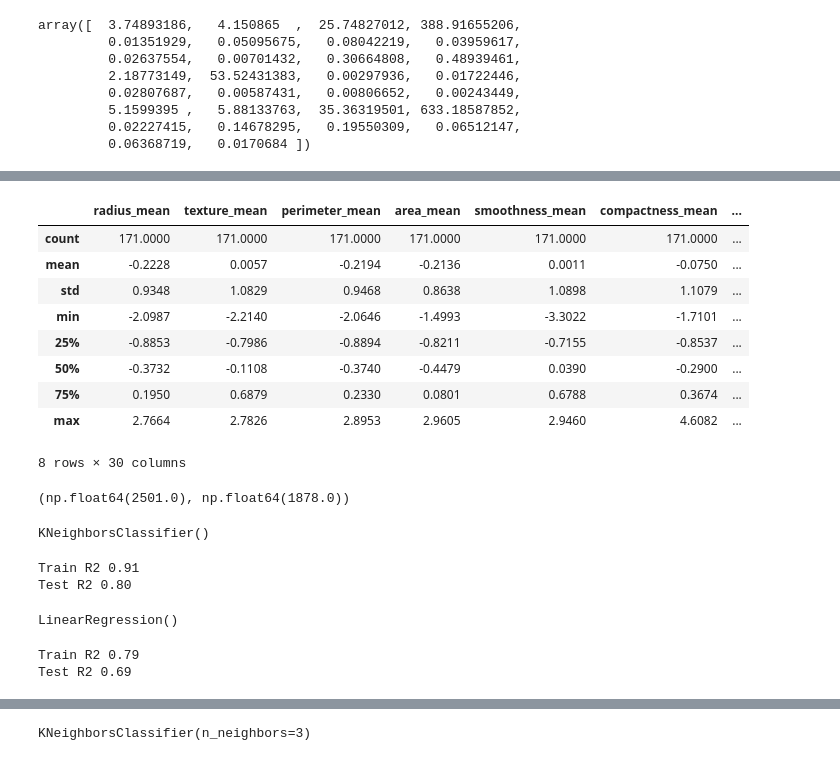
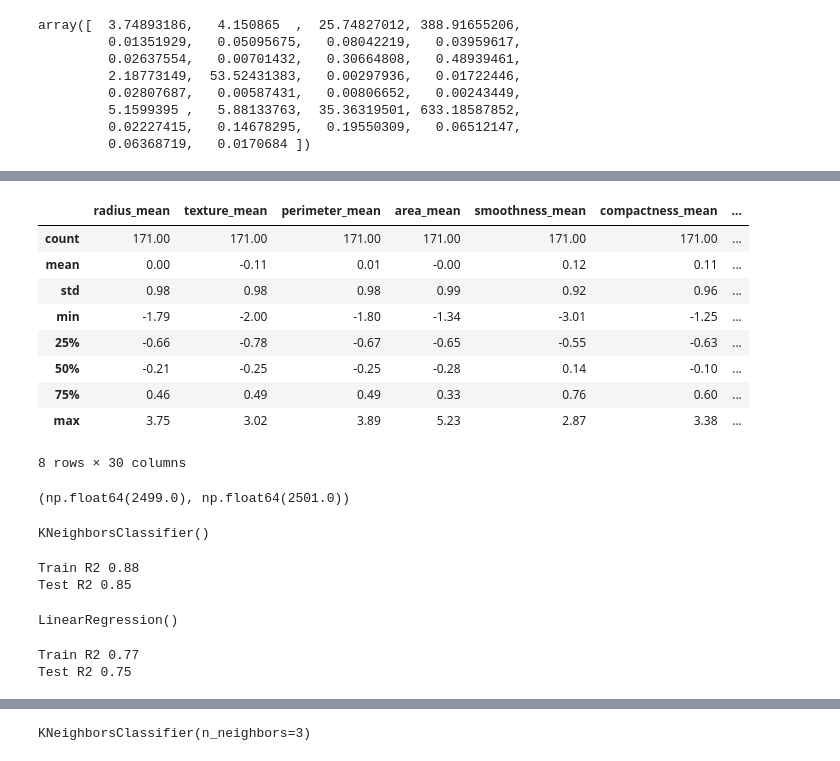
Before and after one commit to Ibolvachevamailu/My_progekt, a Jupyter notebook: EDA.ipynb, the cells around one changed output, grey strips where cells are left out. Saved outputs shown, nothing was run; the diff lists cells and outputs as text; code cells hidden in the pictures.

```diff
--- a/EDA.ipynb
+++ b/EDA.ipynb
@@ -313,7 +312,7 @@ x = df.drop(['diagnosis', 'id', 'Unnamed: 32'], axis=1)#features
 
 
 #разделим датасет на данные для обучения и тестов
-X_train, X_test, y_train, y_test = train_test_split(x, y, test_size=0.3, random_state=42)
+X_train, X_test, y_train, y_test = train_test_split(x, y, test_size=0.3,stratify=y, random_state=42)
 # print(x)
 print(X_train.shape)
 print(X_test.shape)
@@ -348,7 +338,7 @@ sns.histplot(y_train_smote);
 # %%
 from sklearn.preprocessing import StandardScaler
 scaler = StandardScaler()#cтандартизация, нужна для устанения большого разброса данных
-scaler.fit(X_train_smote)
+scaler.fit(X_train)
 # %% [output]
 StandardScaler()
 # %%
@@ -433,5 +423,5 @@ X_train_std
 # %%
-pd.set_option('display.float_format', lambda x: '%0.4f' % x)
+pd.set_option('display.float_format', lambda x: '%0.2f' % x)#настроим отображение 2 знака после запятой
 X_train_std.describe()
 # %% [output]
 |  | radius_mean | texture_mean | perimeter_mean | area_mean | smoothness_mean | compactness_mean | ... |
@@ -446,21 +436,21 @@ X_train_std.describe()
 8 rows × 30 columns
 # %%
-X_test_std = pd.DataFrame(scaler.transform(X_test), columns=X_train_smote.columns)
+X_test_std = pd.DataFrame(scaler.transform(X_test), columns=X_train.columns)#стандартизируем данные теста
 X_test_std.describe()
 # %% [output]
 |  | radius_mean | texture_mean | perimeter_mean | area_mean | smoothness_mean | compactness_mean | ... |
-| count | 171.0000 | 171.0000 | 171.0000 | 171.0000 | 171.0000 | 171.0000 | ... |
-| mean | -0.2228 | 0.0057 | -0.2194 | -0.2136 | 0.0011 | -0.0750 | ... |
-| std | 0.9348 | 1.0829 | 0.9468 | 0.8638 | 1.0898 | 1.1079 | ... |
-| min | -2.0987 | -2.2140 | -2.0646 | -1.4993 | -3.3022 | -1.7101 | ... |
-| 25% | -0.8853 | -0.7986 | -0.8894 | -0.8211 | -0.7155 | -0.8537 | ... |
-| 50% | -0.3732 | -0.1108 | -0.3740 | -0.4479 | 0.0390 | -0.2900 | ... |
-| 75% | 0.1950 | 0.6879 | 0.2330 | 0.0801 | 0.6788 | 0.3674 | ... |
-| max | 2.7664 | 2.7826 | 2.8953 | 2.9605 | 2.9460 | 4.6082 | ... |
+| count | 171.00 | 171.00 | 171.00 | 171.00 | 171.00 | 171.00 | ... |
+| mean | 0.00 | -0.11 | 0.01 | -0.00 | 0.12 | 0.11 | ... |
+| std | 0.98 | 0.98 | 0.98 | 0.99 | 0.92 | 0.96 | ... |
+| min | -1.79 | -2.00 | -1.80 | -1.34 | -3.01 | -1.25 | ... |
+| 25% | -0.66 | -0.78 | -0.67 | -0.65 | -0.55 | -0.63 | ... |
+| 50% | -0.21 | -0.25 | -0.25 | -0.28 | 0.14 | -0.10 | ... |
+| 75% | 0.46 | 0.49 | 0.49 | 0.33 | 0.76 | 0.60 | ... |
+| max | 3.75 | 3.02 | 3.89 | 5.23 | 2.87 | 3.38 | ... |
 8 rows × 30 columns
 # %%
-X_train_smote['area_mean'].max(), X_test['area_mean'].max()#посмотрим на максимальные значения в тестовой и trein выборках
+X_train['area_mean'].max(), X_test['area_mean'].max()#посмотрим на максимальные значения в тестовой и trein выборках
 # %% [output]
-(np.float64(2501.0), np.float64(1878.0))
+(np.float64(2499.0), np.float64(2501.0))
 # %%
 knn = KNeighborsClassifier()#обучение
@@ -471,11 +461,11 @@ KNeighborsClassifier()
 pred_train = knn.predict(X_train_std)
 pred_test = knn.predict(X_test_std)
 
-print(f'Train R2 {r2_score(y_train_smote, pred_train):.2f}')
+print(f'Train R2 {r2_score(y_train, pred_train):.2f}')
 print(f'Test R2 {r2_score(y_test, pred_test):.2f}')
 # %% [output]
-Train R2 0.91
-Test R2 0.80
+Train R2 0.88
+Test R2 0.85
 # %%
 from sklearn.linear_model import LinearRegression
 lr = LinearRegression()
@@ -487,11 +477,11 @@ pred_train = lr.predict(X_train_std)
 pred_test = lr.predict(X_test_std)
 
 
-print(f'Train R2 {r2_score(y_train_smote, pred_train):.2f}')
+print(f'Train R2 {r2_score(y_train, pred_train):.2f}')
 print(f'Test R2 {r2_score(y_test, pred_test):.2f}')
 # %% [output]
-Train R2 0.79
-Test R2 0.69
+Train R2 0.77
+Test R2 0.75
 # %%
 k_range = range(1, 6)
 scores = {}
```
Also changed, not shown: parts of 25 cells of this notebook.
